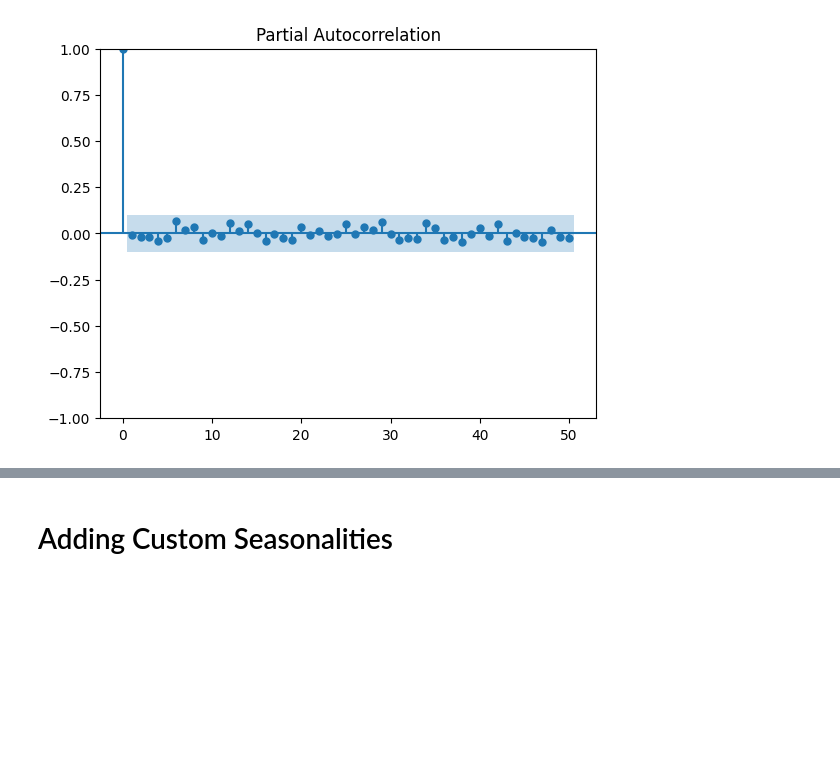
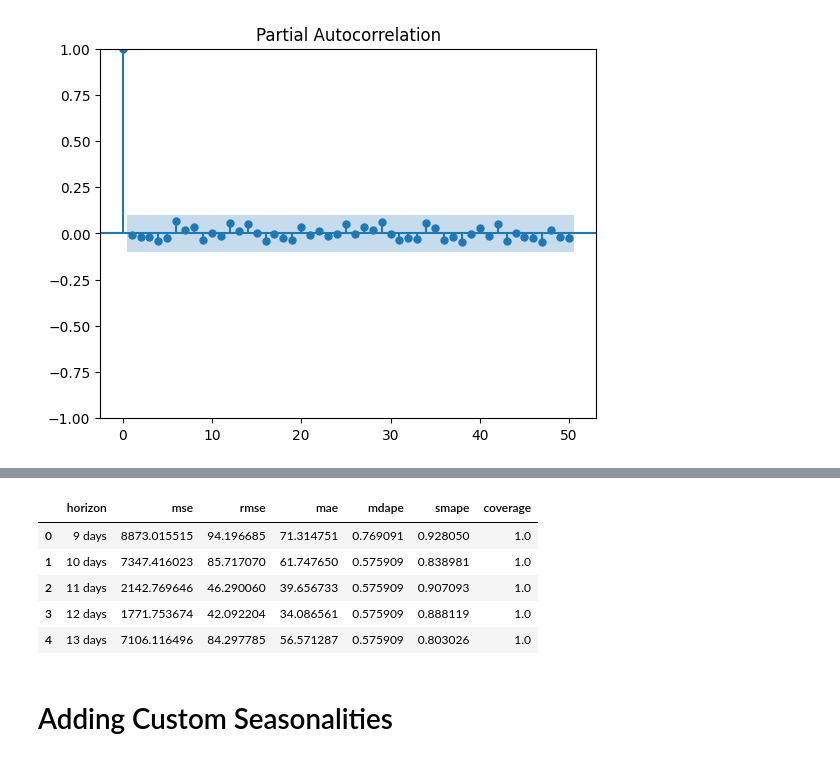
Before and after one commit to dimitsagk/ClientClustering_InventoryForecast, a Jupyter notebook: notebooks/04_progress_file_hyperparameters-pipeline.ipynb, the cells around one changed output, grey strips where cells are left out. Saved outputs shown, nothing was run; the diff lists cells and outputs as text; code cells hidden in the pictures; blank space fills up the shorter version.

Commit message:
Cross validatio first steps and hyperparameter tyning

```diff
--- a/notebooks/04_progress_file_hyperparameters-pipeline.ipynb
+++ b/notebooks/04_progress_file_hyperparameters-pipeline.ipynb
@@ -312,0 +320,4 @@ plt.show()
+# %%
+# Cross validation
+df_p0_cv = cross_validation(m_p0,  initial='180 days', period='180 days', horizon = '90 days')
+df_p0_cv.head()
@@ -313,3 +333,13 @@ plt.show()
+# %%
+df_p0_p = performance_metrics(df_p0_cv)
+df_p0_p.head()
+# %% [output]
+|  | horizon | mse | rmse | mae | mdape | smape | coverage |
+| 0 | 9 days | 8873.015515 | 94.196685 | 71.314751 | 0.769091 | 0.928050 | 1.0 |
+| 1 | 10 days | 7347.416023 | 85.717070 | 61.747650 | 0.575909 | 0.838981 | 1.0 |
+| 2 | 11 days | 2142.769646 | 46.290060 | 39.656733 | 0.575909 | 0.907093 | 1.0 |
+| 3 | 12 days | 1771.753674 | 42.092204 | 34.086561 | 0.575909 | 0.888119 | 1.0 |
+| 4 | 13 days | 7106.116496 | 84.297785 | 56.571287 | 0.575909 | 0.803026 | 1.0 |
 # %% [markdown]
 # Adding Custom Seasonalities
 # %% [markdown]
```
Also changed, not shown: parts of 9 cells of this notebook.
